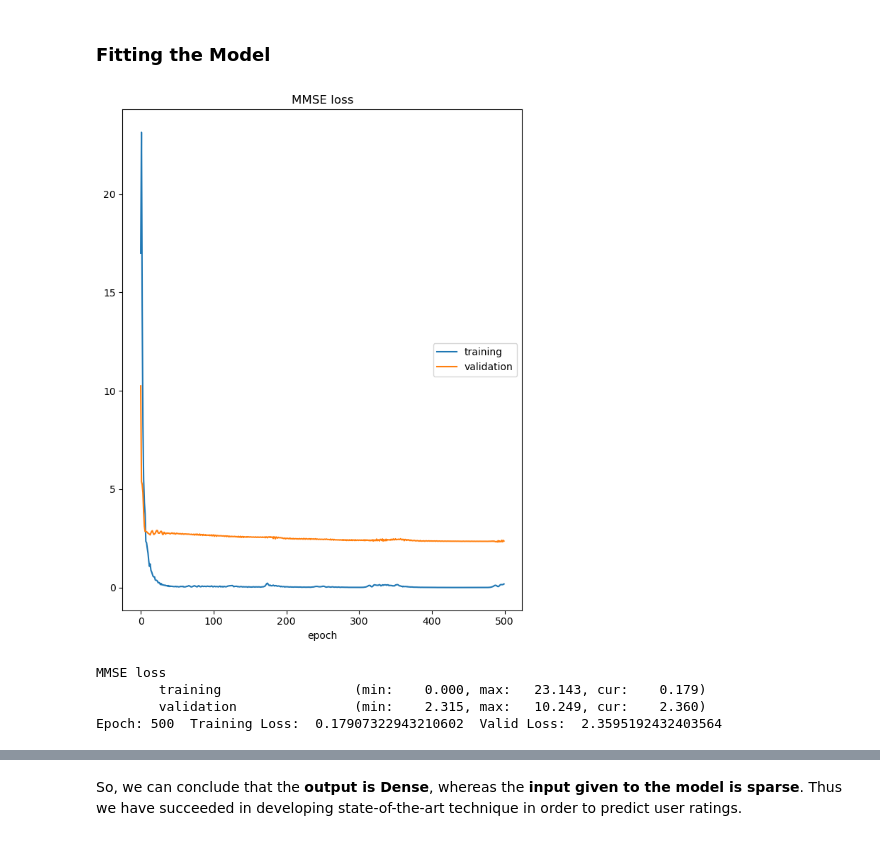
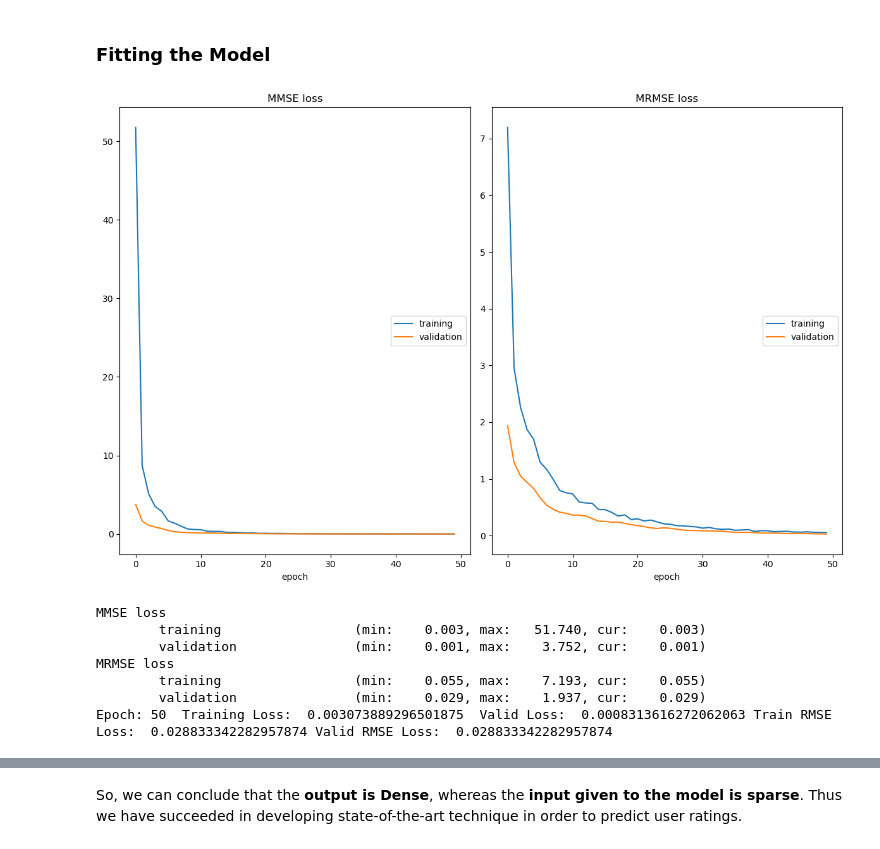
Before and after one commit to ML-Response-Unit/recsys_pipes, a Jupyter notebook: research/Training_Deep_AE.ipynb, the cells around one changed output, grey strips where cells are left out. Saved outputs shown, nothing was run; the diff lists cells and outputs as text; code cells hidden in the pictures.

```diff
--- a/research/Training_Deep_AE.ipynb
+++ b/research/Training_Deep_AE.ipynb
@@ -63,7 +85,7 @@ class TestDataset(Dataset):
         return user_vector
 # %%
 transformations = transforms.Compose([transforms.ToTensor()])
-train_dat = TrainDataset('train.csv', transformations)
+train_dat = TrainDataset('../data/pivot_actions_train.csv', transformations)
 # %%
 print("Training Length: ", train_dat.__len__())
 print("6th User Ratings: ", train_dat.__getitem__(7))
@@ -93,5 +111,5 @@ tensor([ 0.,  0.,  0.,  0.,  0.,  0.,  0.,  0.,  0.,  0.,  0.,  0.,  0.,  0.,
 # %%
-test_dat = TestDataset('test.csv', transformations)
+test_dat = TestDataset('../data/pivot_actions_test.csv', transformations)
 # %%
 print("Testing Length: ", test_dat.__len__())
 print("6th User Ratings: ", test_dat.__getitem__(4))
@@ -268,7 +288,7 @@ class AutoEncoder(nn.Module):
         # Forward Pass
         return self.decode(self.encode(x))
 # %%
-layer_sizes = [109, 512, 512, 1024]
+layer_sizes = [train_data.shape[1]-1, 512, 512, 1024]
 # %%
 model = AutoEncoder(layer_sizes=layer_sizes, nl_type='selu', is_constrained=True, dp_drop_prob=0.0, last_layer_activations=False)
 # %%
@@ -292,6 +312,8 @@ def train(model, criterion, optimizer, train_dl, test_dl, num_epochs=40):
   liveloss = PlotLosses()
   for epoch in range(num_epochs):
     train_loss, valid_loss = [], []
+    train_rmse_loss, valid_rmse_loss = [], []
+
     logs = {}
     prefix = ''
 
@@ -331,6 +353,10 @@ def train(model, criterion, optimizer, train_dl, test_dl, num_epochs=40):
       loss.backward()
       optimizer.step()
 
+      rmse_loss = np.sqrt(loss.item())
+      train_rmse_loss.append(rmse_loss)
+      logs[prefix + 'MRMSE loss'] = rmse_loss
+
       train_loss.append(loss.item())
       logs[prefix + 'MMSE loss'] = loss.item()
 
@@ -346,26 +372,31 @@ def train(model, criterion, optimizer, train_dl, test_dl, num_epochs=40):
       outputs = model(inputs)
       outputs = outputs.cuda()
       loss = criterion(outputs, labels)
-
+      rmse_loss = np.sqrt(loss.item())
+      valid_rmse_loss.append(rmse_loss)
       valid_loss.append(loss.item())
       prefix = 'val_'
       logs[prefix + 'MMSE loss'] = loss.item()
+      logs[prefix + 'MRMSE loss'] = rmse_loss
 
     hl1_tr_loss.append(np.mean(train_loss))
     hl2_val_loss.append(np.mean(valid_loss))
     liveloss.update(logs)
     liveloss.draw()
-    print ("Epoch:", epoch+1, " Training Loss: ", np.mean(train_loss), " Valid Loss: ", np.mean(valid_loss))
+    print ("Epoch:", epoch+1, " Training Loss: ", np.mean(train_loss), " Valid Loss: ", np.mean(valid_loss), "Train RMSE Loss: ", np.mean(valid_rmse_loss), "Valid RMSE Loss: ", np.mean(valid_rmse_loss))
     if epoch == num_epochs -1:
       return outputs
 # %%
-out = train(model, criterion, optimizer, train_dl, test_dl, 500)
+out = train(model, criterion, optimizer, train_dl, test_dl, 50)
 # %% [output]
-[figure, old version]
+[figure, new version]
 MMSE loss
-        training                 (min:    0.000, max:   23.143, cur:    0.179)
-        validation               (min:    2.315, max:   10.249, cur:    2.360)
-Epoch: 500  Training Loss:  0.17907322943210602  Valid Loss:  2.3595192432403564
+        training                 (min:    0.003, max:   51.740, cur:    0.003)
+        validation               (min:    0.001, max:    3.752, cur:    0.001)
+MRMSE loss
+        training                 (min:    0.055, max:    7.193, cur:    0.055)
+        validation               (min:    0.029, max:    1.937, cur:    0.029)
+Epoch: 50  Training Loss:  0.003073889296501875  Valid Loss:  0.0008313616272062063 Train RMSE Loss:  0.028833342282957874 Valid RMSE Loss:  0.028833342282957874
 # %%
 # Input Batch
 
```
Also changed, not shown: parts of 17 cells of this notebook, 6 other files.
